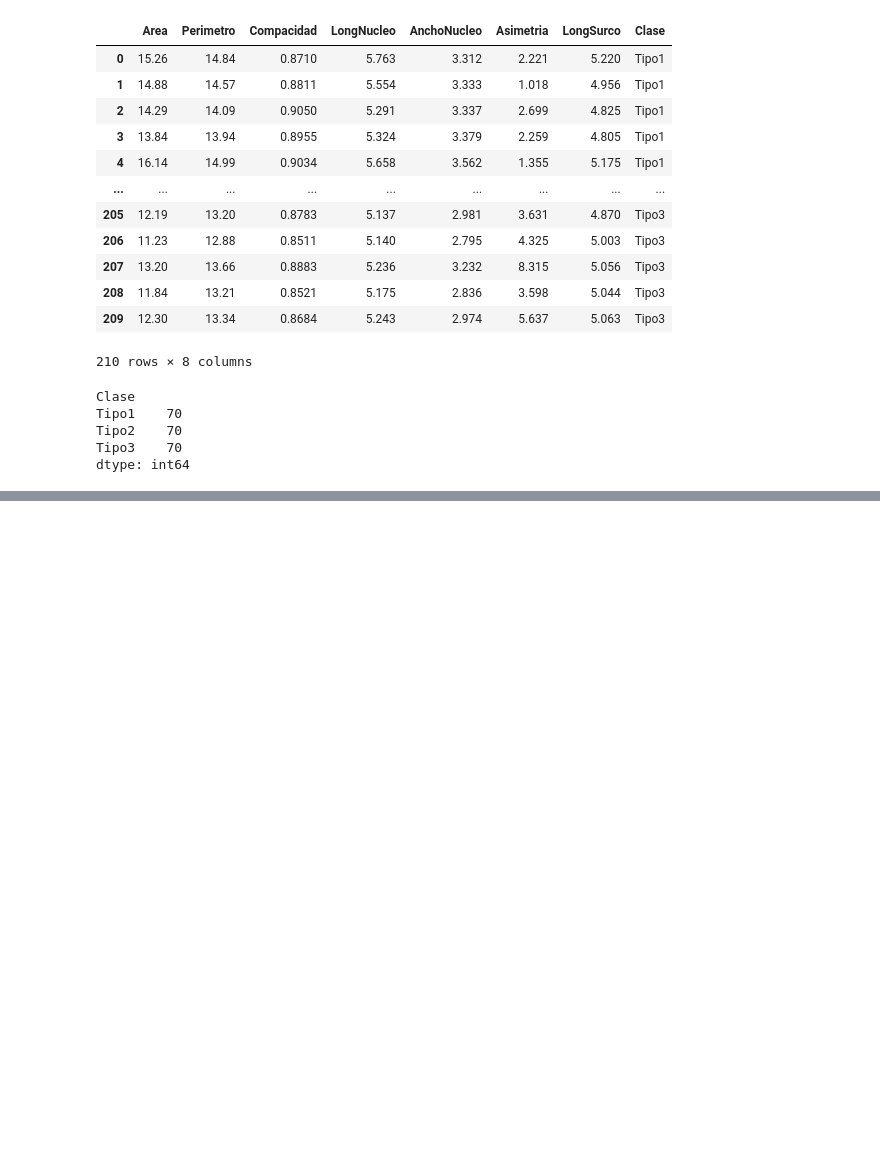
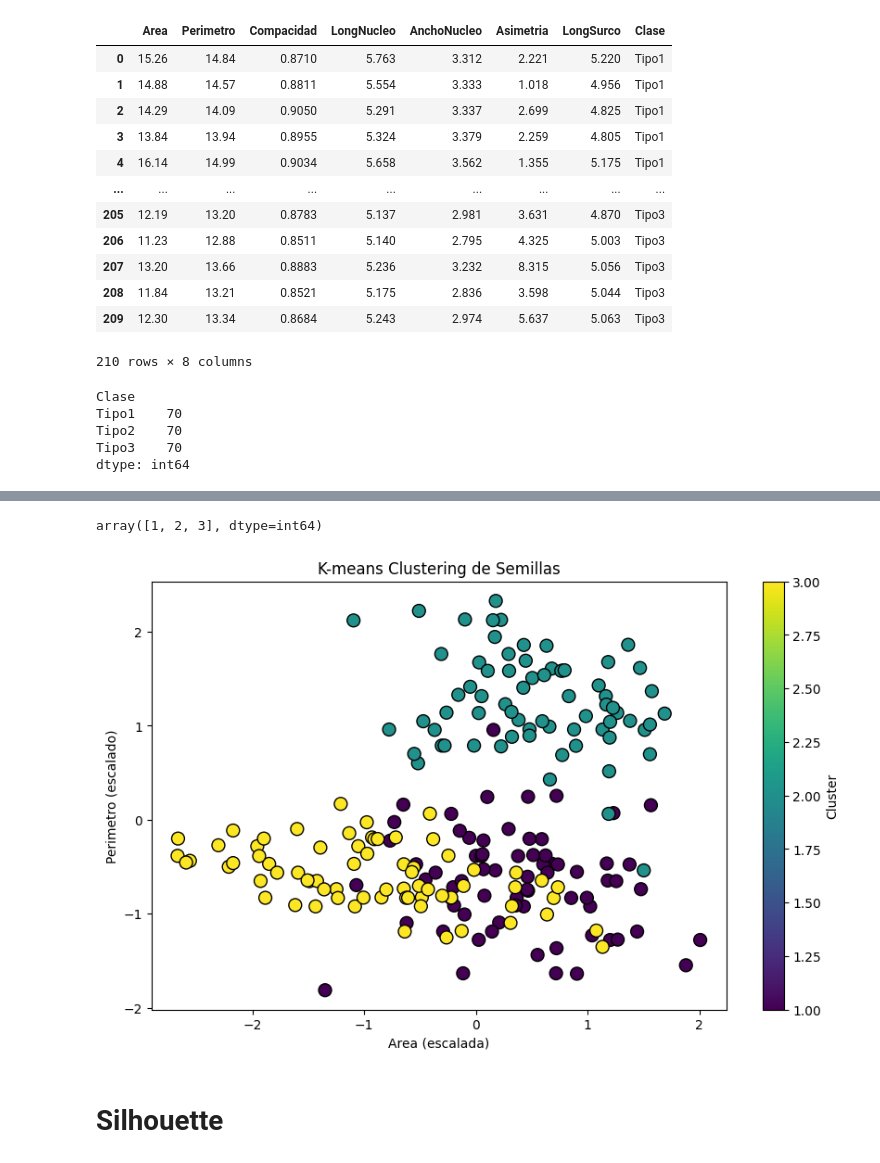
Before and after one commit to Lekkito/Mineria-de-Datos, a Jupyter notebook: prac2/prac2.ipynb, the cells around one changed output, grey strips where cells are left out. Saved outputs shown, nothing was run; the diff lists cells and outputs as text; code cells hidden in the pictures; blank space fills up the shorter version.

Commit message:
clase4

```diff
--- a/prac2/prac2.ipynb
+++ b/prac2/prac2.ipynb
@@ -90,0 +105,26 @@ Accuracy Score:
+# %%
+# Convertir los valores de la columna 'Clase' a valores numéricos
+df['Clase'] = df['Clase'].map({'Tipo1': 1, 'Tipo2': 2, 'Tipo3': 3})
+# %%
+df['Clase'].unique()
+# %% [output]
+array([1, 2, 3], dtype=int64)
+# %%
+X = df[['Compacidad', 'LongSurco']]
+y = df['Clase']
+
+# Escalar las características
+scaler = StandardScaler()
+X_scaled = scaler.fit_transform(X)
+
+plt.figure(figsize=(10, 6))
+plt.scatter(X_scaled[:, 0], X_scaled[:, 1], c=df['Clase'], cmap='viridis', marker='o', edgecolor='k', s=100)
+plt.title('K-means Clustering de Semillas')
+plt.xlabel('Area (escalada)')
+plt.ylabel('Perimetro (escalado)')
+plt.colorbar(label='Cluster')
+plt.show()
+# %% [output]
+[figure, added]
+# %% [markdown]
+# Silhouette
```
Also changed, not shown: parts of 12 cells of this notebook, 1 other file.
